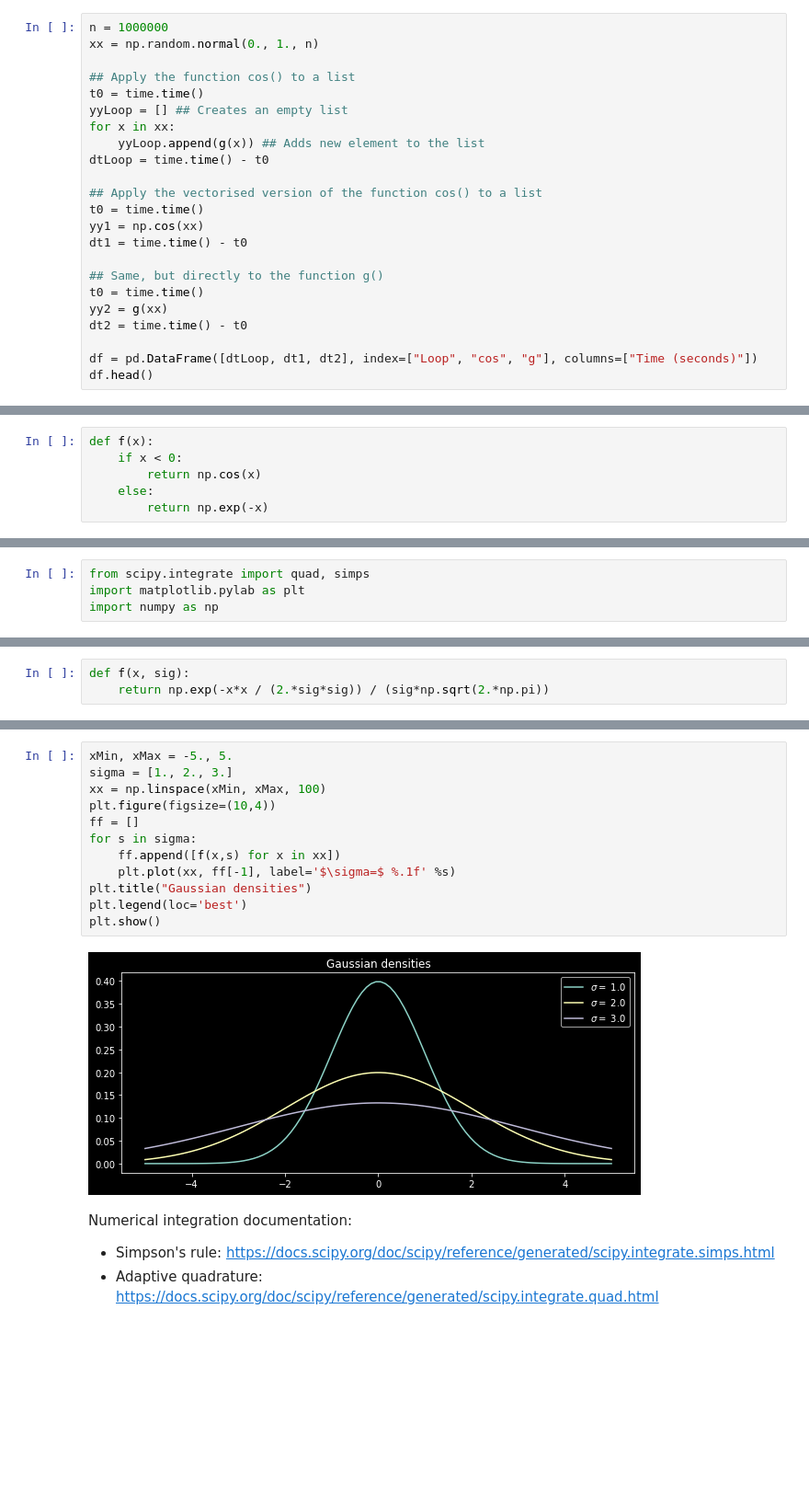
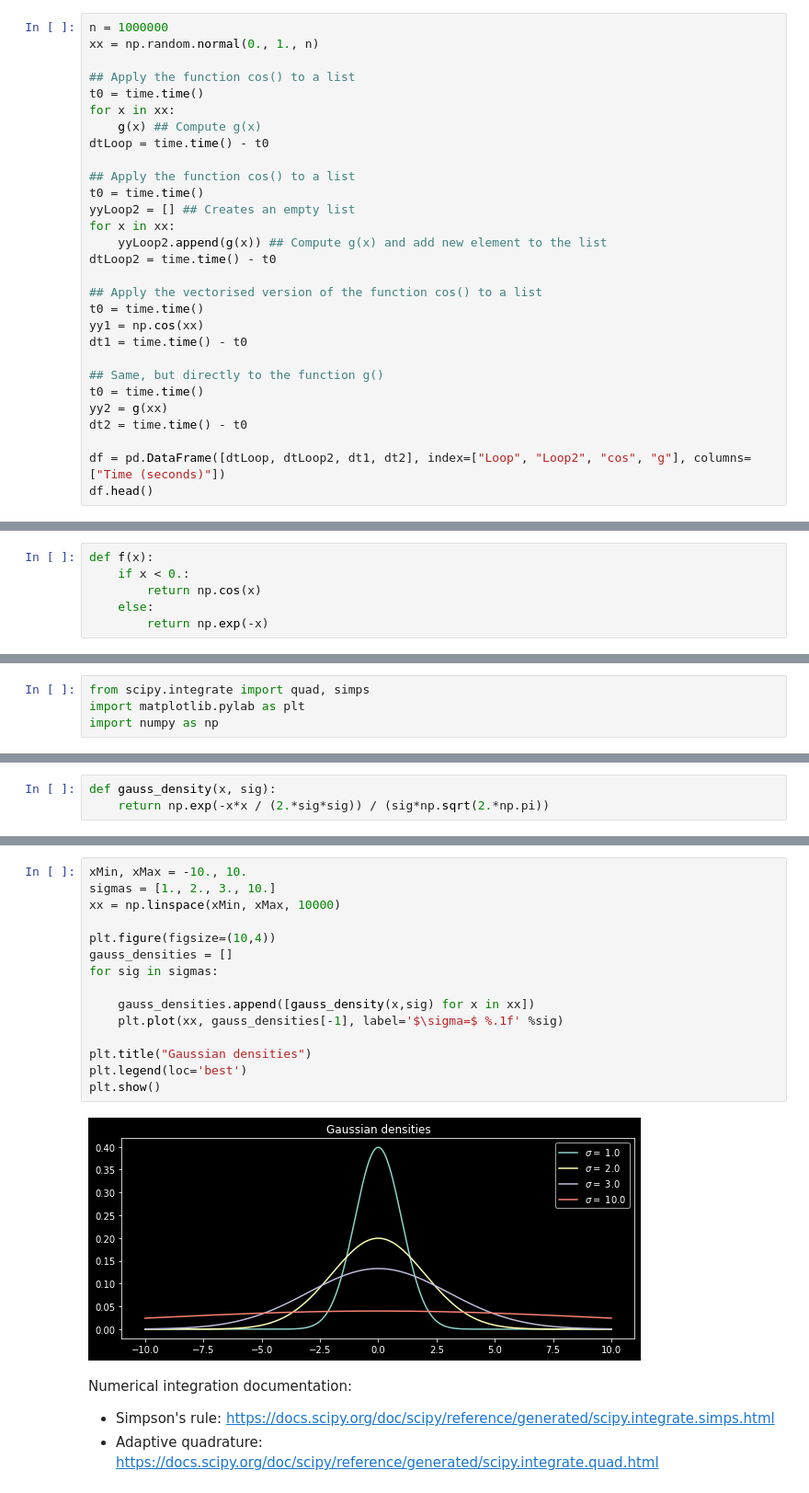
Before and after one commit to JackJacquier/python-for-finance, a Jupyter notebook: Session-2-Financial_Computing/Session 2 - Financial Computing.ipynb, the cells around one changed output, grey strips where cells are left out. Shown: that part at 92% size. Cells and saved outputs as stored; diff of their text form; blank space fills up the shorter version.

```diff
--- a/Session-2-Financial_Computing/Session 2 - Financial Computing.ipynb
+++ b/Session-2-Financial_Computing/Session 2 - Financial Computing.ipynb
@@ -63,10 +70,16 @@ xx = np.random.normal(0., 1., n)
 
 ## Apply the function cos() to a list
 t0 = time.time()
-yyLoop = [] ## Creates an empty list
 for x in xx:
-    yyLoop.append(g(x)) ## Adds new element to the list
+    g(x) ## Compute g(x)
 dtLoop = time.time() - t0
+
+## Apply the function cos() to a list
+t0 = time.time()
+yyLoop2 = [] ## Creates an empty list
+for x in xx:
+    yyLoop2.append(g(x)) ## Compute g(x) and add new element to the list
+dtLoop2 = time.time() - t0
 
 ## Apply the vectorised version of the function cos() to a list
 t0 = time.time()
@@ -78,7 +91,7 @@ t0 = time.time()
 yy2 = g(xx)
 dt2 = time.time() - t0
 
-df = pd.DataFrame([dtLoop, dt1, dt2], index=["Loop", "cos", "g"], columns=["Time (seconds)"])
+df = pd.DataFrame([dtLoop, dtLoop2, dt1, dt2], index=["Loop", "Loop2", "cos", "g"], columns=["Time (seconds)"])
 df.head()
 # %% [output]
 |  | Time (seconds) |
@@ -304,6 +348,6 @@ Distance:  447.20299976924133  --- Computation time:  0.41804051399230957
 # %%
 def f(x):
-    if x < 0:
+    if x < 0.:
         return np.cos(x)
     else:
         return np.exp(-x)
@@ -351,4 +472,4 @@ import numpy as np
 # %%
-def f(x, sig):
+def gauss_density(x, sig):
     return np.exp(-x*x / (2.*sig*sig)) / (sig*np.sqrt(2.*np.pi))
 # %% [markdown]
@@ -356,17 +479,20 @@ We wish to integrate both functions on the interval [1, 5]. First Step: always p
 # %%
-xMin, xMax = -5., 5.
-sigma = [1., 2., 3.]
-xx = np.linspace(xMin, xMax, 100)
+xMin, xMax = -10., 10.
+sigmas = [1., 2., 3., 10.]
+xx = np.linspace(xMin, xMax, 10000)
+
 plt.figure(figsize=(10,4))
-ff = []
-for s in sigma:
-    ff.append([f(x,s) for x in xx])
-    plt.plot(xx, ff[-1], label='$\sigma=$ %.1f' %s)
+gauss_densities = []
+for sig in sigmas:
+
+    gauss_densities.append([gauss_density(x,sig) for x in xx])
+    plt.plot(xx, gauss_densities[-1], label='$\sigma=$ %.1f' %sig)
+
 plt.title("Gaussian densities")
 plt.legend(loc='best')
 plt.show()
 # %% [output]
-[figure, old version]
+[figure, new version]
 # %% [markdown]
 Numerical integration documentation:
 - Simpson's rule: https://docs.scipy.org/doc/scipy/reference/generated/scipy.integrate.simps.html
```
Also changed, not shown: parts of 76 cells of this notebook, 1 other file.
